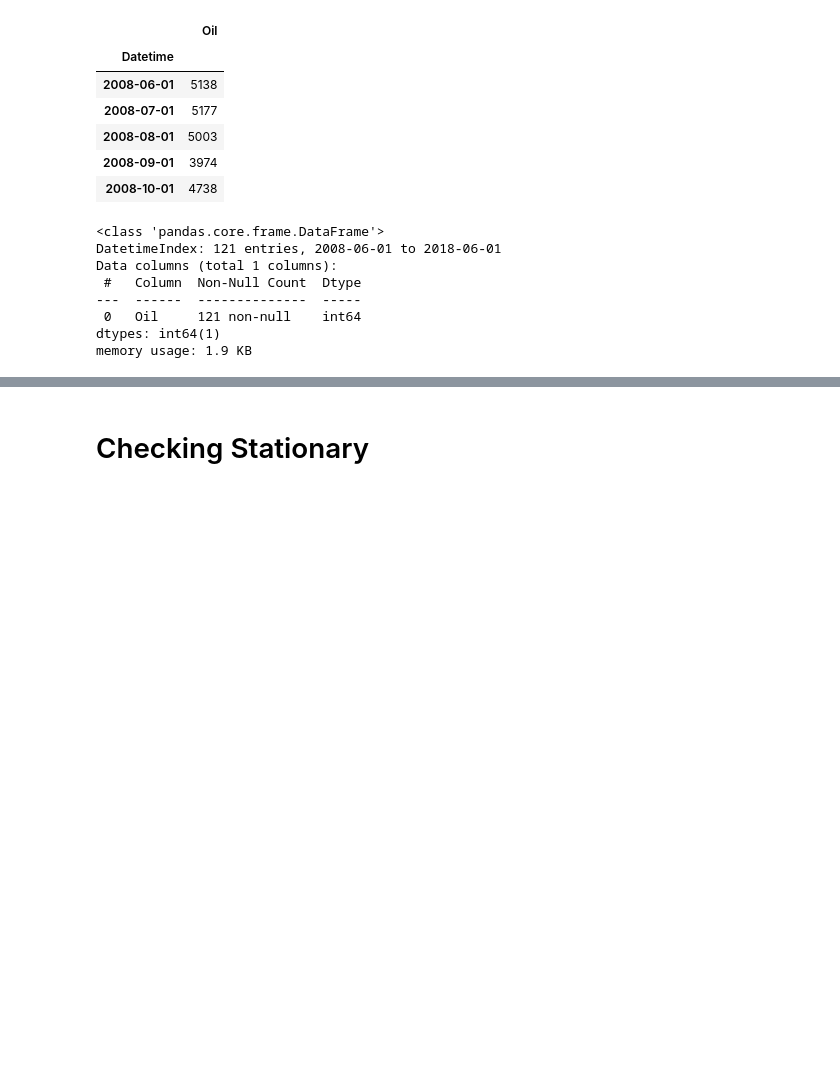
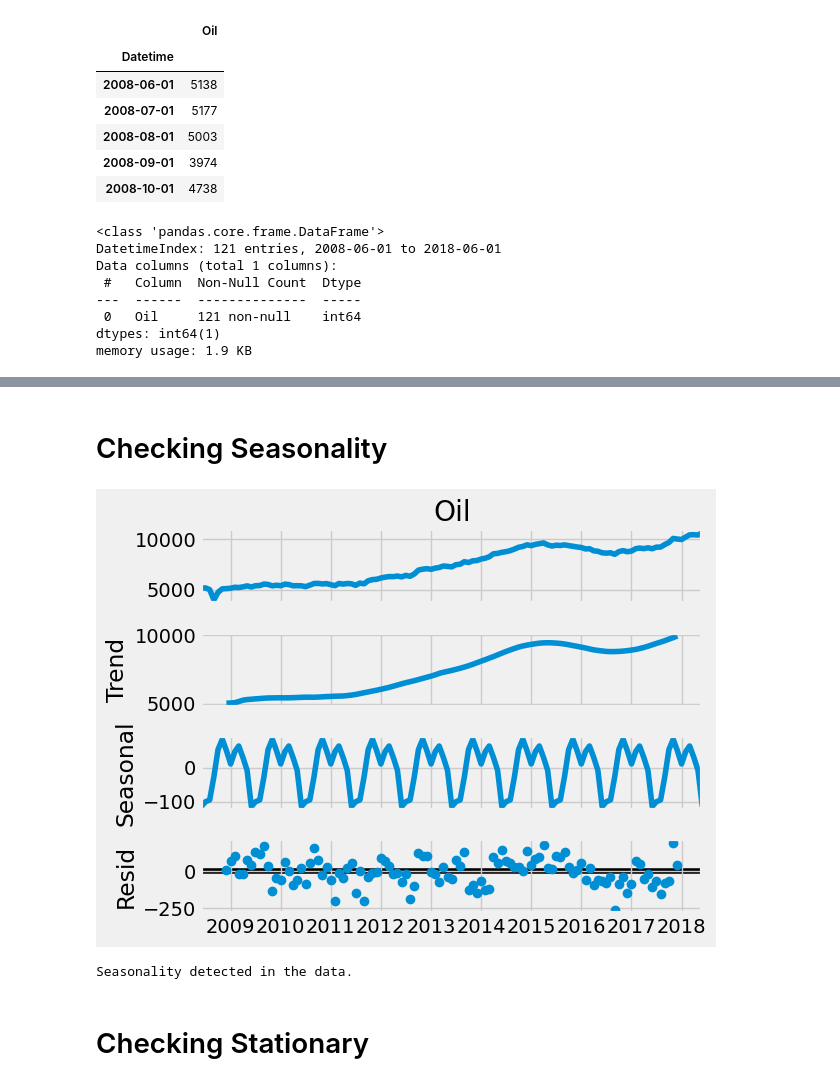
Before and after one commit to MarkPhamm/AI---ML, a Jupyter notebook: machine_learning/time_series/ARIMA.ipynb, the cells around one changed output, grey strips where cells are left out. Cells and saved outputs as stored; diff of their text form; code cells hidden in the pictures; blank space fills up the shorter version.

```diff
--- a/machine_learning/time_series/ARIMA.ipynb
+++ b/machine_learning/time_series/ARIMA.ipynb
@@ -41,3 +76,30 @@ plt.show()
+# %% [markdown]
+# Checking Seasonality
+# %%
+def check_seasonality(data):
+    # Perform seasonal decomposition
+    decomposition = sm.tsa.seasonal_decompose(data)
+
+    # Plot the decomposition
+    decomposition.plot()
+    plt.show()
+
+    # Check for seasonality based on the seasonal component
+    seasonal_component = decomposition.seasonal
+    seasonal_std = seasonal_component.std()
+
+    # Define a threshold for detecting seasonality
+    threshold = 0.05
+
+    if seasonal_std > threshold:
+        print("Seasonality detected in the data.")
+    else:
+        print("No clear seasonality detected in the data.")
+# %%
+check_seasonality(df['Oil'])
+# %% [output]
+[figure, added]
+Seasonality detected in the data.
 # %% [markdown]
 # Checking Stationary
 # %%
```
Also changed, not shown: parts of 5 cells of this notebook, 4 other files.
